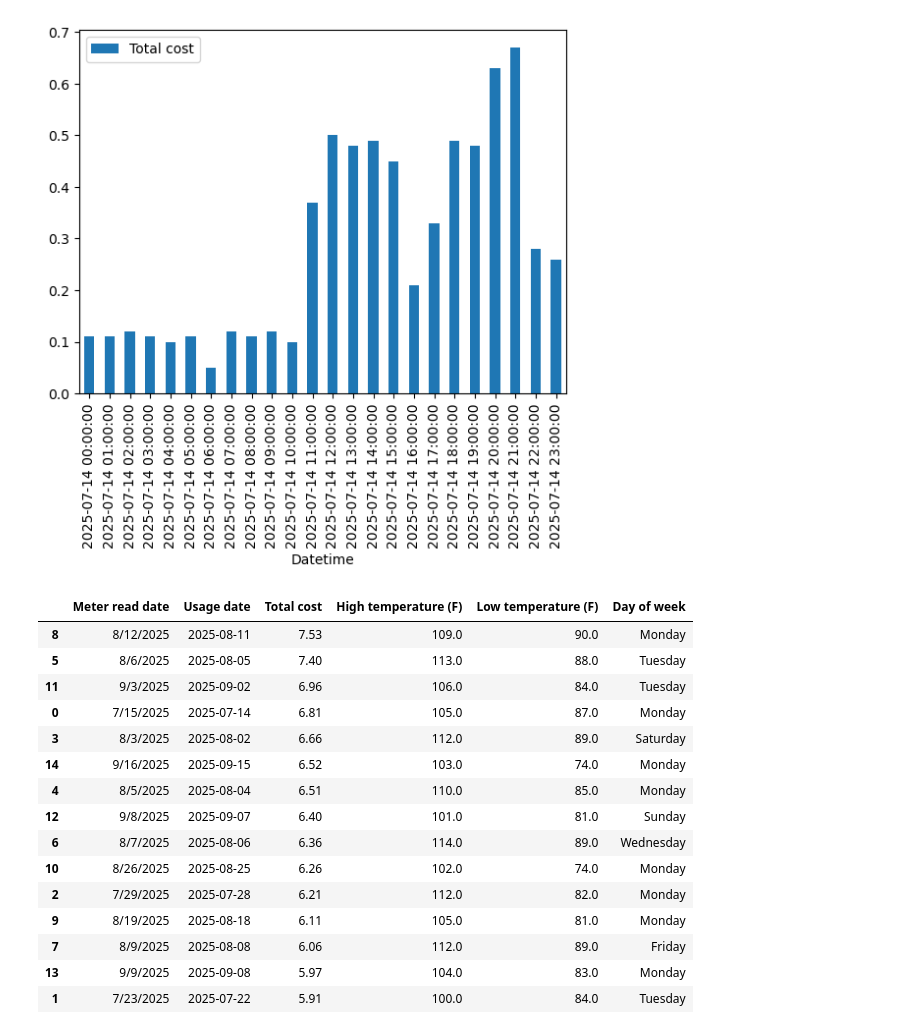
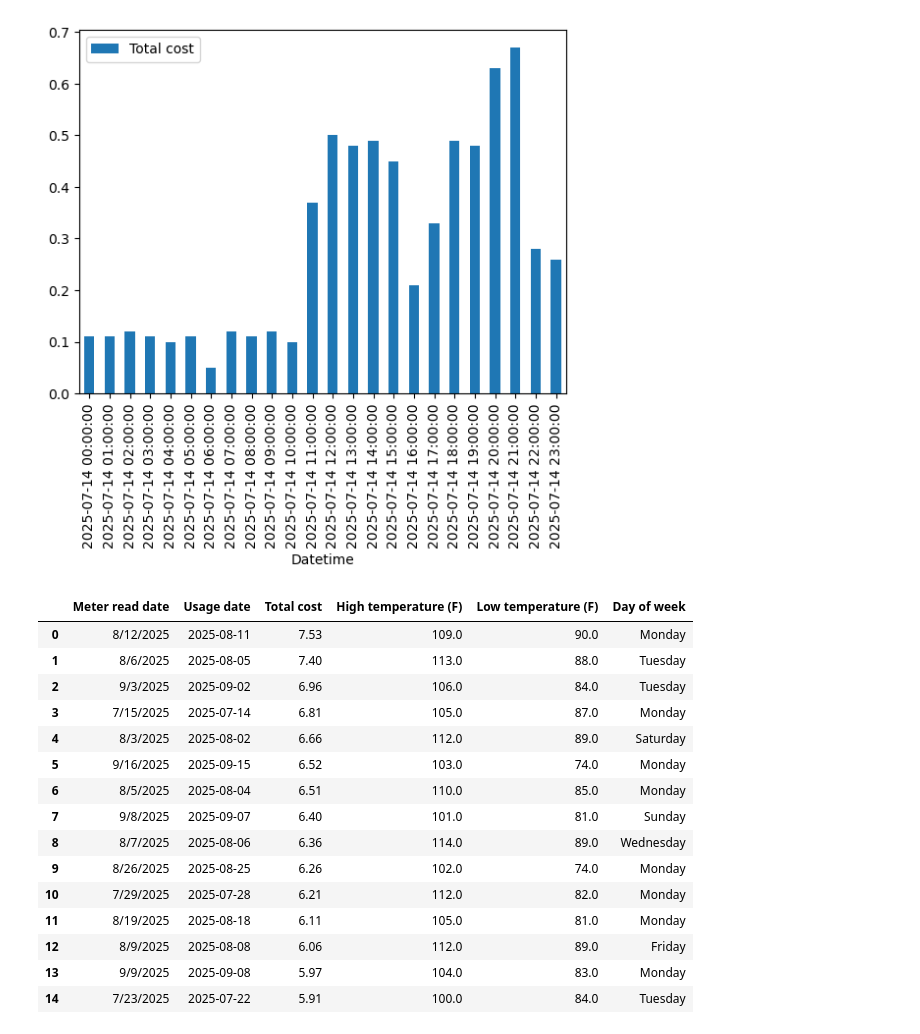
Before and after one commit to Natethanielr/custom_srp_dashboard, a Jupyter notebook: srp/notebooks/srp.ipynb, the cells around one changed output. Cells and saved outputs as stored; diff of their text form; code cells hidden in the pictures.

```diff
--- a/srp/notebooks/srp.ipynb
+++ b/srp/notebooks/srp.ipynb
@@ -174,31 +174,31 @@ day0.plot.bar(x= 'Datetime', y='Total cost')
 # %%
 """
 I could be smart and fix this whole documents with good variable names, but I am not
 going to do that. Instead, I am going to rename the variables here and work with them here.
 """
 daily_df = df
 hourly_df = df1
 #High use days sorted by
-high_use_days = above_average1.sort_values(by = 'Total cost', ascending = False)
+high_use_days = above_average1.sort_values(by = 'Total cost', ascending = False).reset_index(drop = True)
 
 high_use_days
 # %% [output]
 |  | Meter read date | Usage date | Total cost | High temperature (F) | Low temperature (F) | Day of week |
-| 8 | 8/12/2025 | 2025-08-11 | 7.53 | 109.0 | 90.0 | Monday |
-| 5 | 8/6/2025 | 2025-08-05 | 7.40 | 113.0 | 88.0 | Tuesday |
-| 11 | 9/3/2025 | 2025-09-02 | 6.96 | 106.0 | 84.0 | Tuesday |
-| 0 | 7/15/2025 | 2025-07-14 | 6.81 | 105.0 | 87.0 | Monday |
-| 3 | 8/3/2025 | 2025-08-02 | 6.66 | 112.0 | 89.0 | Saturday |
-| 14 | 9/16/2025 | 2025-09-15 | 6.52 | 103.0 | 74.0 | Monday |
-| 4 | 8/5/2025 | 2025-08-04 | 6.51 | 110.0 | 85.0 | Monday |
-| 12 | 9/8/2025 | 2025-09-07 | 6.40 | 101.0 | 81.0 | Sunday |
-| 6 | 8/7/2025 | 2025-08-06 | 6.36 | 114.0 | 89.0 | Wednesday |
-| 10 | 8/26/2025 | 2025-08-25 | 6.26 | 102.0 | 74.0 | Monday |
-| 2 | 7/29/2025 | 2025-07-28 | 6.21 | 112.0 | 82.0 | Monday |
-| 9 | 8/19/2025 | 2025-08-18 | 6.11 | 105.0 | 81.0 | Monday |
-| 7 | 8/9/2025 | 2025-08-08 | 6.06 | 112.0 | 89.0 | Friday |
+| 0 | 8/12/2025 | 2025-08-11 | 7.53 | 109.0 | 90.0 | Monday |
+| 1 | 8/6/2025 | 2025-08-05 | 7.40 | 113.0 | 88.0 | Tuesday |
+| 2 | 9/3/2025 | 2025-09-02 | 6.96 | 106.0 | 84.0 | Tuesday |
+| 3 | 7/15/2025 | 2025-07-14 | 6.81 | 105.0 | 87.0 | Monday |
+| 4 | 8/3/2025 | 2025-08-02 | 6.66 | 112.0 | 89.0 | Saturday |
+| 5 | 9/16/2025 | 2025-09-15 | 6.52 | 103.0 | 74.0 | Monday |
+| 6 | 8/5/2025 | 2025-08-04 | 6.51 | 110.0 | 85.0 | Monday |
+| 7 | 9/8/2025 | 2025-09-07 | 6.40 | 101.0 | 81.0 | Sunday |
+| 8 | 8/7/2025 | 2025-08-06 | 6.36 | 114.0 | 89.0 | Wednesday |
+| 9 | 8/26/2025 | 2025-08-25 | 6.26 | 102.0 | 74.0 | Monday |
+| 10 | 7/29/2025 | 2025-07-28 | 6.21 | 112.0 | 82.0 | Monday |
+| 11 | 8/19/2025 | 2025-08-18 | 6.11 | 105.0 | 81.0 | Monday |
+| 12 | 8/9/2025 | 2025-08-08 | 6.06 | 112.0 | 89.0 | Friday |
 | 13 | 9/9/2025 | 2025-09-08 | 5.97 | 104.0 | 83.0 | Monday |
-| 1 | 7/23/2025 | 2025-07-22 | 5.91 | 100.0 | 84.0 | Tuesday |
+| 14 | 7/23/2025 | 2025-07-22 | 5.91 | 100.0 | 84.0 | Tuesday |
 # %%
 """
 Okay, instead of plotting all the dates that are above average, how about
```
Also changed, not shown: parts of 2 cells of this notebook, 2 other files.
